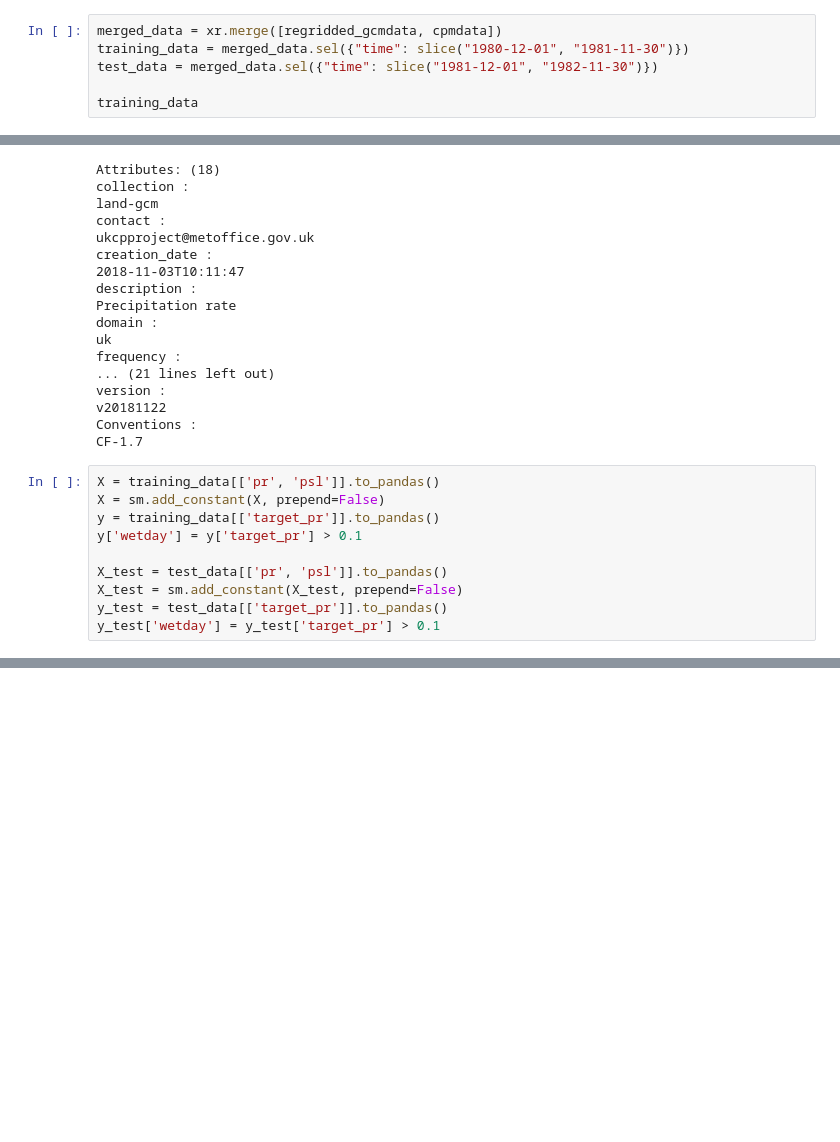
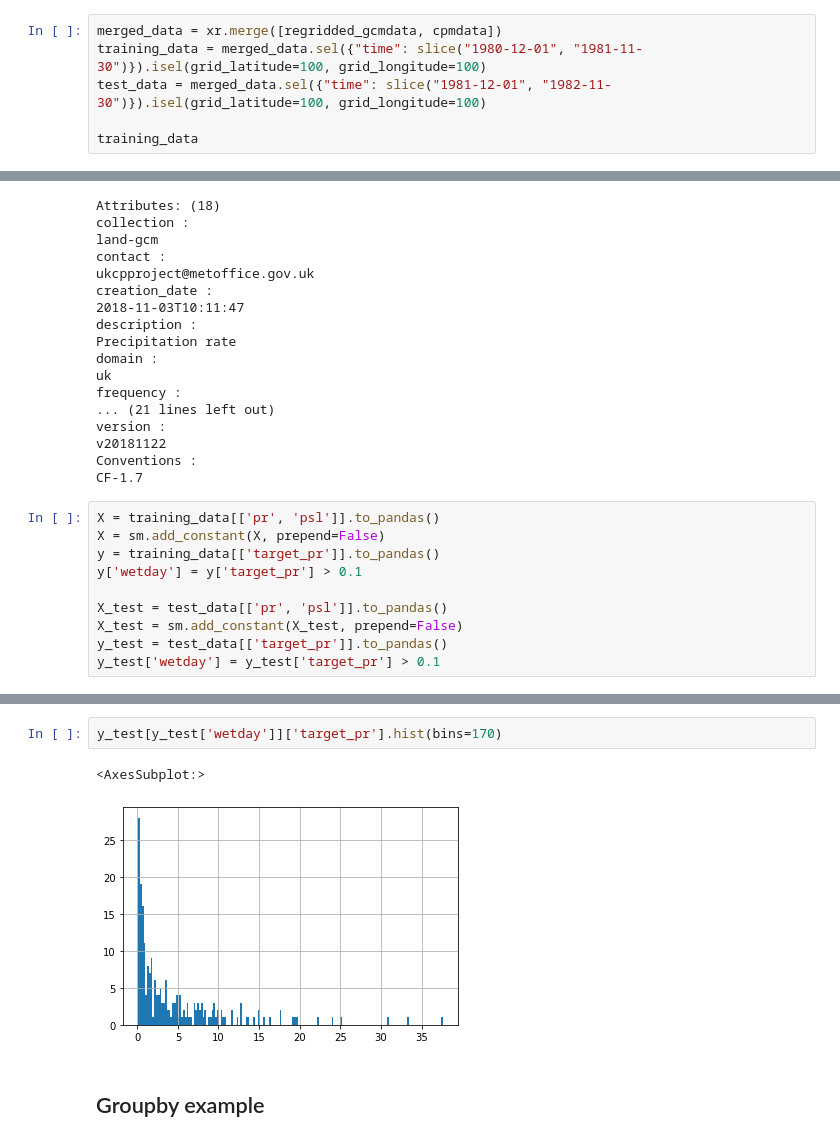
Before and after one commit to henryaddison/mlde_utils, a Jupyter notebook: learning/GLM and PySTEPS.ipynb, the cells around one changed output, grey strips where cells are left out. Saved outputs shown, nothing was run; the diff lists cells and outputs as text; blank space fills up the shorter version.

```diff
--- a/learning/GLM and PySTEPS.ipynb
+++ b/learning/GLM and PySTEPS.ipynb
@@ -112,8 +114,8 @@ Conventions :
 CF-1.7
 # %%
 merged_data = xr.merge([regridded_gcmdata, cpmdata])
-training_data = merged_data.sel({"time": slice("1980-12-01", "1981-11-30")})
-test_data = merged_data.sel({"time": slice("1981-12-01", "1982-11-30")})
+training_data = merged_data.sel({"time": slice("1980-12-01", "1981-11-30")}).isel(grid_latitude=100, grid_longitude=100)
+test_data = merged_data.sel({"time": slice("1981-12-01", "1982-11-30")}).isel(grid_latitude=100, grid_longitude=100)
 
 training_data
 # %% [output]
@@ -401,0 +367,7 @@ gcmdata.sel({'ensemble_member': 1}).isel({'time': 334}).pr.plot()
+# %%
+y_test[y_test['wetday']]['target_pr'].hist(bins=170)
+# %% [output]
+<AxesSubplot:>
+[figure, added]
+# %% [markdown]
+## Groupby example
```
Also changed, not shown: parts of 27 cells of this notebook.
